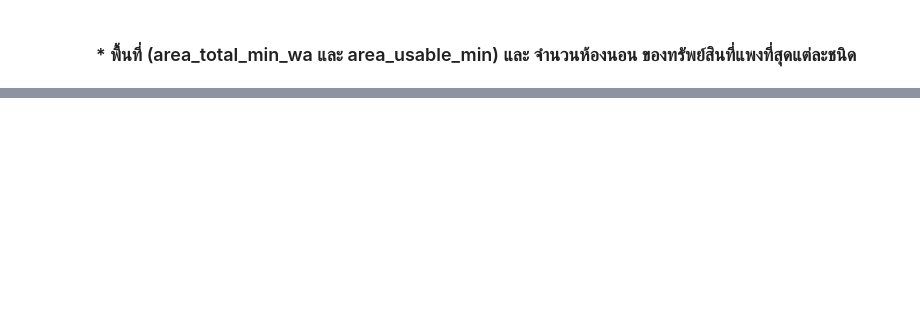
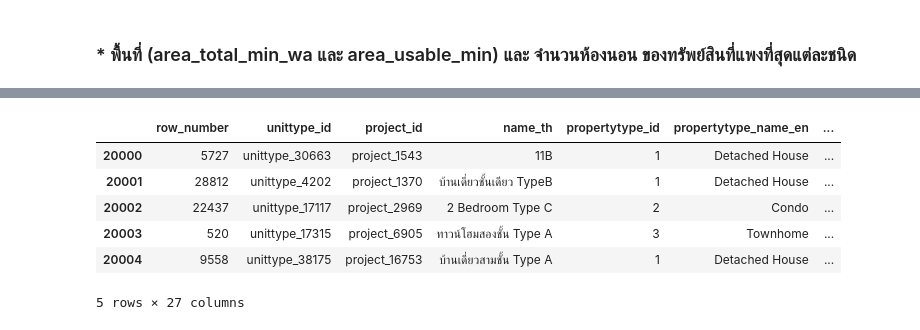
Before and after one commit to Nattakonjpg/BasicProg_DataViz65, a Jupyter notebook: Pandas_dataframe.ipynb, the cells around one changed output, grey strips where cells are left out. Drawn from its saved outputs; the diff is of its cells as text; code cells hidden in the pictures; blank space fills up the shorter version.

```diff
--- a/Pandas_dataframe.ipynb
+++ b/Pandas_dataframe.ipynb
@@ -611,0 +684,10 @@ data_1.groupby('propertytype_name_en')['count_parking','count_room_bath','price_
+# %%
+dataB.head()
+# %% [output]
+|  | row_number | unittype_id | project_id | name_th | propertytype_id | propertytype_name_en | ... |
+| 20000 | 5727 | unittype_30663 | project_1543 | 11B | 1 | Detached House | ... |
+| 20001 | 28812 | unittype_4202 | project_1370 | บ้านเดี่ยวชั้นเดียว TypeB | 1 | Detached House | ... |
+| 20002 | 22437 | unittype_17117 | project_2969 | 2 Bedroom Type C | 2 | Condo | ... |
+| 20003 | 520 | unittype_17315 | project_6905 | ทาวน์โฮมสองชั้น Type A | 3 | Townhome | ... |
+| 20004 | 9558 | unittype_38175 | project_16753 | บ้านเดี่ยวสามชั้น Type A | 1 | Detached House | ... |
+5 rows × 27 columns
```
Also changed, not shown: parts of 57 cells of this notebook.
